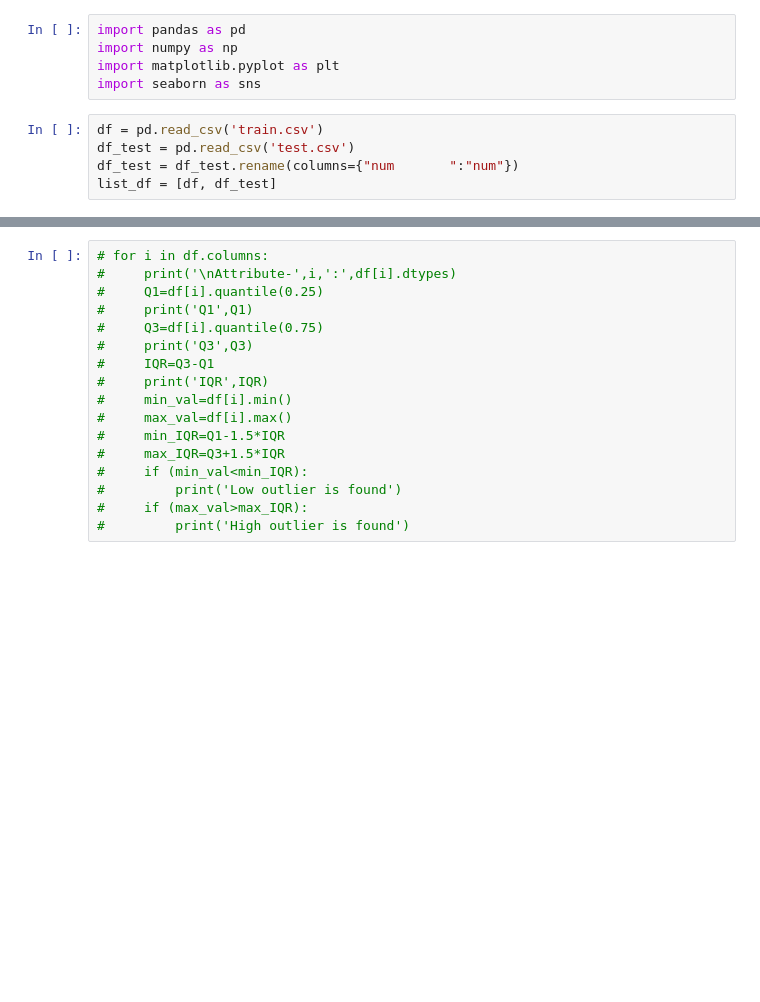
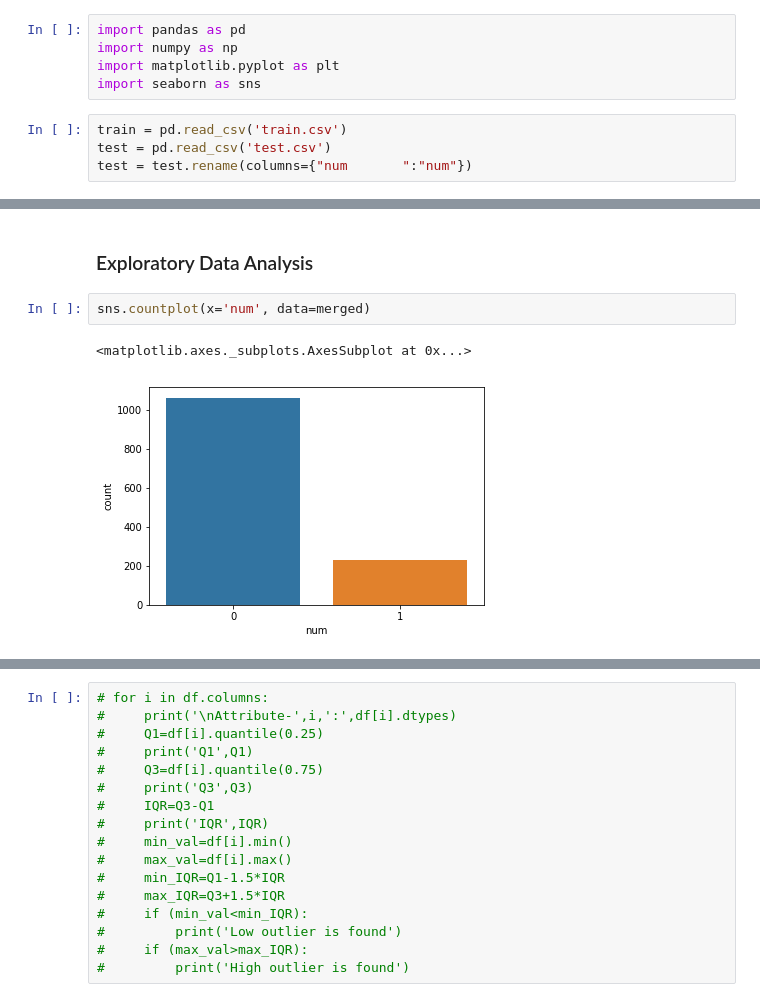
Before and after one commit to ericjonathan6/Praktikum2, a Jupyter notebook: Praktikum2.ipynb, the cells around one changed output, grey strips where cells are left out. Saved outputs shown, nothing was run; the diff lists cells and outputs as text; blank space fills up the shorter version.

```diff
--- a/Praktikum2.ipynb
+++ b/Praktikum2.ipynb
@@ -4,8 +11,7 @@ import numpy as np
 import matplotlib.pyplot as plt
 import seaborn as sns
 # %%
-df = pd.read_csv('train.csv')
-df_test = pd.read_csv('test.csv')
-df_test = df_test.rename(columns={"num       ":"num"})
-list_df = [df, df_test]
+train = pd.read_csv('train.csv')
+test = pd.read_csv('test.csv')
+test = test.rename(columns={"num       ":"num"})
 # %%
@@ -54,0 +140,7 @@ dtype: int64
+# %% [markdown]
+### Exploratory Data Analysis
+# %%
+sns.countplot(x='num', data=merged)
+# %% [output]
+<matplotlib.axes._subplots.AxesSubplot at 0x...>
+[figure, added]
```
Also changed, not shown: parts of 44 cells of this notebook, 1 other file.
